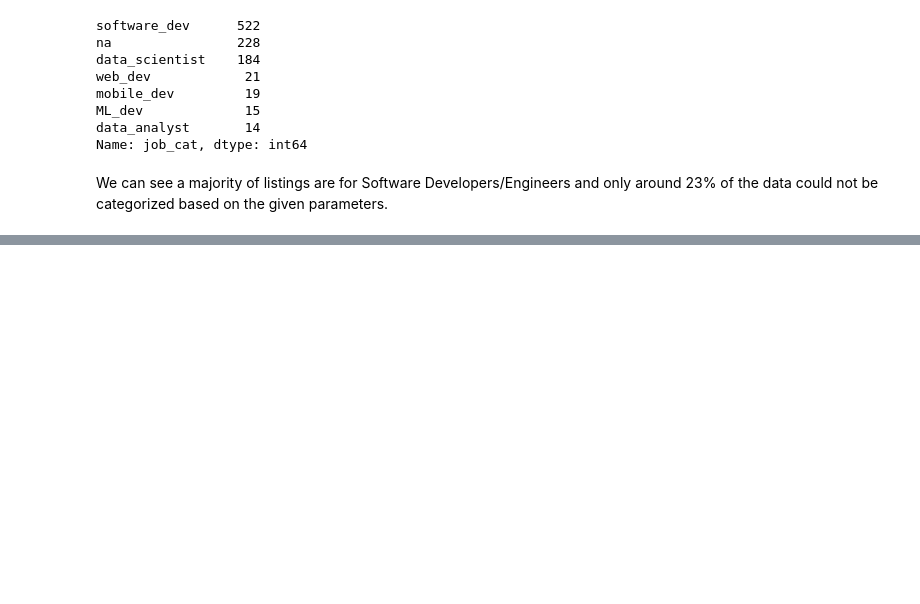
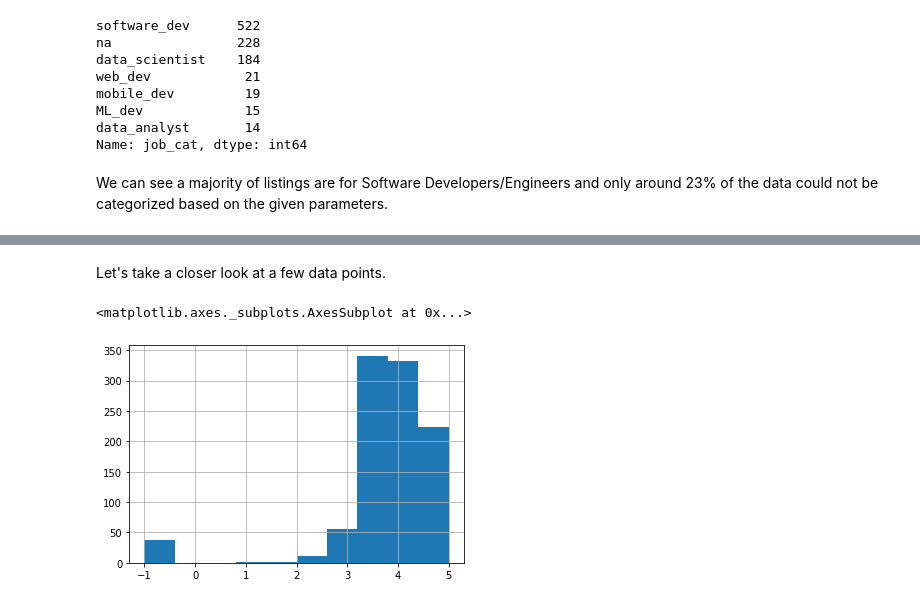
Before and after one commit to pphillips1002/Salary-Prediction-Project, a Jupyter notebook: Salary Prediction EDA.ipynb, the cells around one changed output, grey strips where cells are left out. Saved outputs shown, nothing was run; the diff lists cells and outputs as text; code cells hidden in the pictures; blank space fills up the shorter version.

```diff
--- a/Salary Prediction EDA.ipynb
+++ b/Salary Prediction EDA.ipynb
@@ -124,3 +124,6 @@ data_analyst       14
 Name: job_cat, dtype: int64
 # %% [markdown]
 We can see a majority of listings are for Software Developers/Engineers and only around 23% of the data could not be categorized based on the given parameters.
+# %%
+df['desc_length'] = df['job_desc'].apply(lambda x: len(str(x)))
+df["desc_length"]
@@ -126,0 +155,7 @@ We can see a majority of listings are for Software Developers/Engineers and only
+# %% [markdown]
+Let's take a closer look at a few data points.
+# %%
+df.Rating.hist()
+# %% [output]
+<matplotlib.axes._subplots.AxesSubplot at 0x...>
+[figure, added]
```
Also changed, not shown: parts of 8 cells of this notebook.
